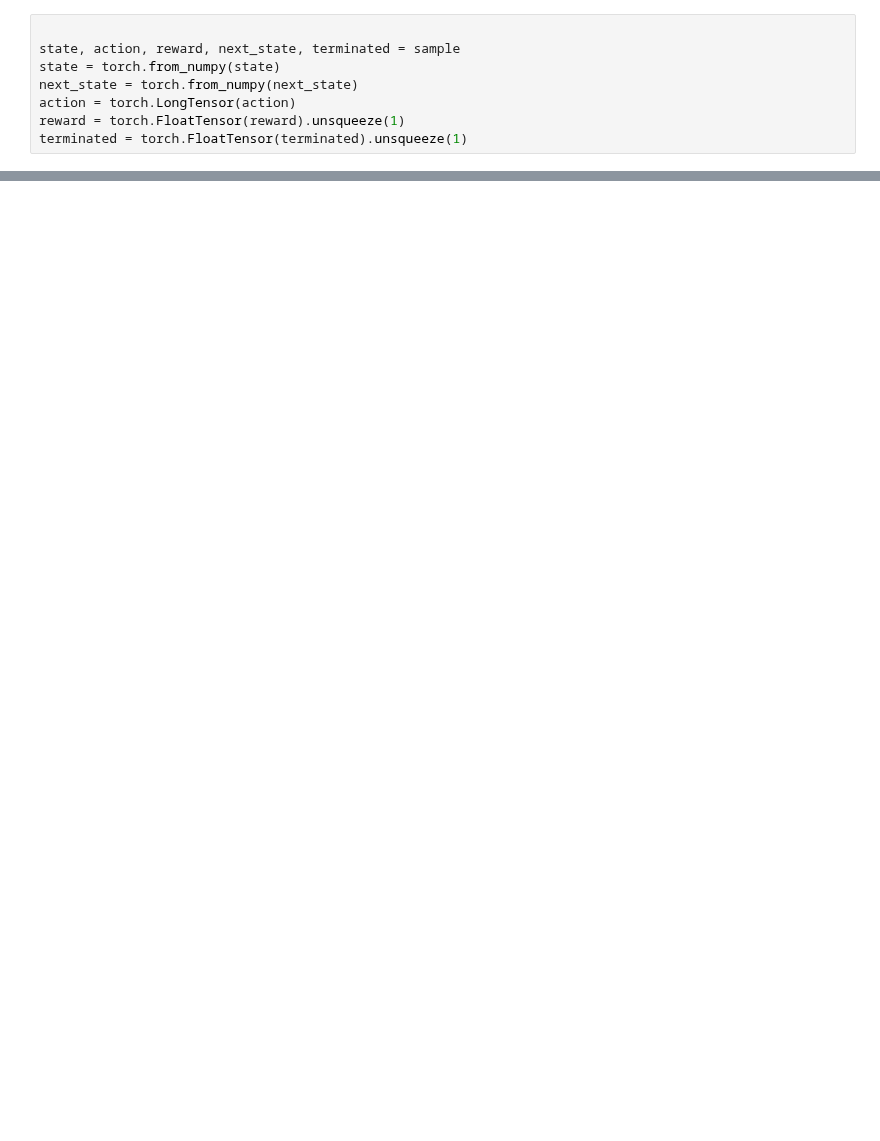
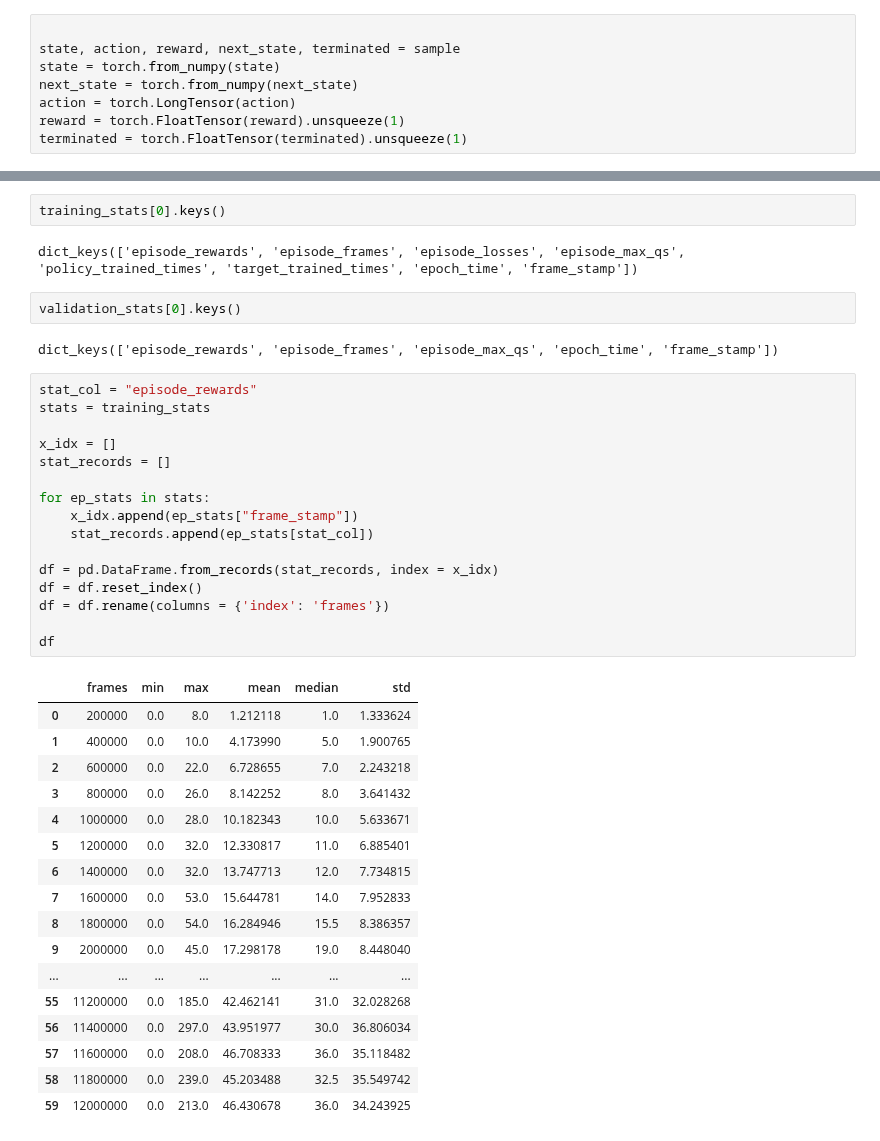
Before and after one commit to mariusdgm/minatar_work, a Jupyter notebook: devel.ipynb, the cells around one changed output, grey strips where cells are left out. Cells and saved outputs as stored; diff of their text form; blank space fills up the shorter version.

```diff
--- a/devel.ipynb
+++ b/devel.ipynb
@@ -178,0 +166,42 @@ tensor([[3]])
+# %%
+training_stats[0].keys()
+# %% [output]
+dict_keys(['episode_rewards', 'episode_frames', 'episode_losses', 'episode_max_qs', 'policy_trained_times', 'target_trained_times', 'epoch_time', 'frame_stamp'])
+# %%
+validation_stats[0].keys()
+# %% [output]
+dict_keys(['episode_rewards', 'episode_frames', 'episode_max_qs', 'epoch_time', 'frame_stamp'])
+# %%
+stat_col = "episode_rewards"
+stats = training_stats
+
+x_idx = []
+stat_records = []
+
+for ep_stats in stats:
+    x_idx.append(ep_stats["frame_stamp"])
+    stat_records.append(ep_stats[stat_col])
+
+df = pd.DataFrame.from_records(stat_records, index = x_idx)
+df = df.reset_index()
+df = df.rename(columns = {'index': 'frames'})
+
+df
+# %% [output]
+|  | frames | min | max | mean | median | std |
+| 0 | 200000 | 0.0 | 8.0 | 1.212118 | 1.0 | 1.333624 |
+| 1 | 400000 | 0.0 | 10.0 | 4.173990 | 5.0 | 1.900765 |
+| 2 | 600000 | 0.0 | 22.0 | 6.728655 | 7.0 | 2.243218 |
+| 3 | 800000 | 0.0 | 26.0 | 8.142252 | 8.0 | 3.641432 |
+| 4 | 1000000 | 0.0 | 28.0 | 10.182343 | 10.0 | 5.633671 |
+| 5 | 1200000 | 0.0 | 32.0 | 12.330817 | 11.0 | 6.885401 |
+| 6 | 1400000 | 0.0 | 32.0 | 13.747713 | 12.0 | 7.734815 |
+| 7 | 1600000 | 0.0 | 53.0 | 15.644781 | 14.0 | 7.952833 |
+| 8 | 1800000 | 0.0 | 54.0 | 16.284946 | 15.5 | 8.386357 |
+| 9 | 2000000 | 0.0 | 45.0 | 17.298178 | 19.0 | 8.448040 |
+| ... | ... | ... | ... | ... | ... | ... |
+| 55 | 11200000 | 0.0 | 185.0 | 42.462141 | 31.0 | 32.028268 |
+| 56 | 11400000 | 0.0 | 297.0 | 43.951977 | 30.0 | 36.806034 |
+| 57 | 11600000 | 0.0 | 208.0 | 46.708333 | 36.0 | 35.118482 |
+| 58 | 11800000 | 0.0 | 239.0 | 45.203488 | 32.5 | 35.549742 |
+| 59 | 12000000 | 0.0 | 213.0 | 46.430678 | 36.0 | 34.243925 |
```
Also changed, not shown: parts of 23 cells of this notebook, 2 other files.
